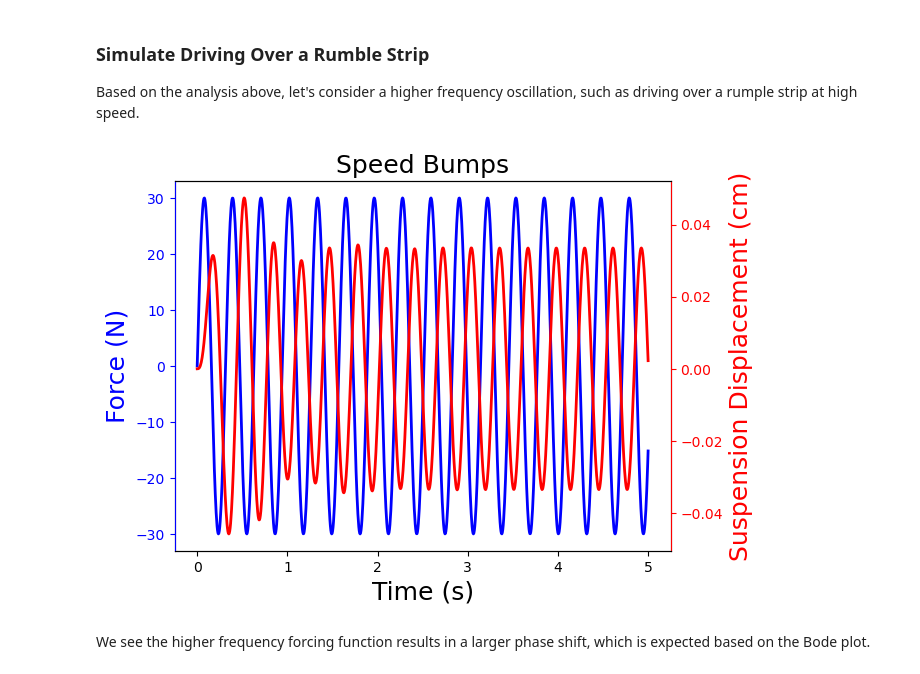
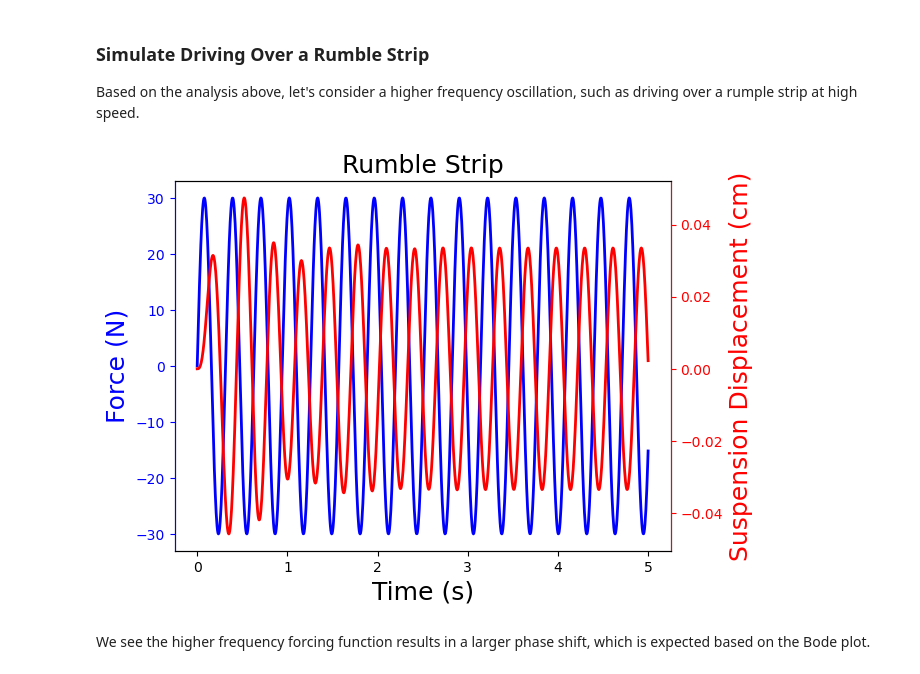
Before and after one commit to jckantor/cbe30338-book, a Jupyter notebook: notebooks/02-spring-mass-damper.ipynb, the cells around one changed output. Drawn from its saved outputs; the diff is of its cells as text; code cells hidden in the pictures.

```diff
--- a/notebooks/02-spring-mass-damper.ipynb
+++ b/notebooks/02-spring-mass-damper.ipynb
@@ -734,7 +738,7 @@ What is the response of the system subject to this dynamic response?
 # %% [markdown]
 ### Simulate Driving Over Speed Bumps
 # %%
-def simulate_bumps(t, A=100, omega=4):
+def simulate_bumps(t, A=100, omega=4, title=None):
     ''' Simulate driving over bumps
 
     Arguments:
@@ -770,7 +774,8 @@ def simulate_bumps(t, A=100, omega=4):
     ax1.set_ylabel('Force (N)', color='blue',fontsize=18)
     ax1.set_xlabel('Time (s)',fontsize=18)
     ax1.tick_params(axis='y', color='blue', labelcolor='blue')
-    ax1.set_title('Speed Bumps',fontsize=18)
+    if title is not None:
+        ax1.set_title(title,fontsize=18)
 
     # Plot suspension displacement on right y axis
     ax2 = ax1.twinx()
@@ -783,7 +788,7 @@ def simulate_bumps(t, A=100, omega=4):
     ax2.spines['left'].set_color('blue')
     plt.show()
 
-simulate_bumps(t, A=100, omega=4)
+simulate_bumps(t, A=100, omega=4, title="Speed Bumps")
 # %% [output]
 [figure]
 # %% [markdown]
@@ -828,8 +833,8 @@ plt.show()
 
 Based on the analysis above, let's consider a higher frequency oscillation, such as driving over a rumple strip at high speed.
 # %%
-simulate_bumps(t, A=30, omega=20)
+simulate_bumps(t, A=30, omega=20, title="Rumble Strip")
 # %% [output]
-[figure, old version]
+[figure, new version]
 # %% [markdown]
 We see the higher frequency forcing function results in a larger phase shift, which is expected based on the Bode plot.
```
Also changed, not shown: parts of 10 cells of this notebook.
